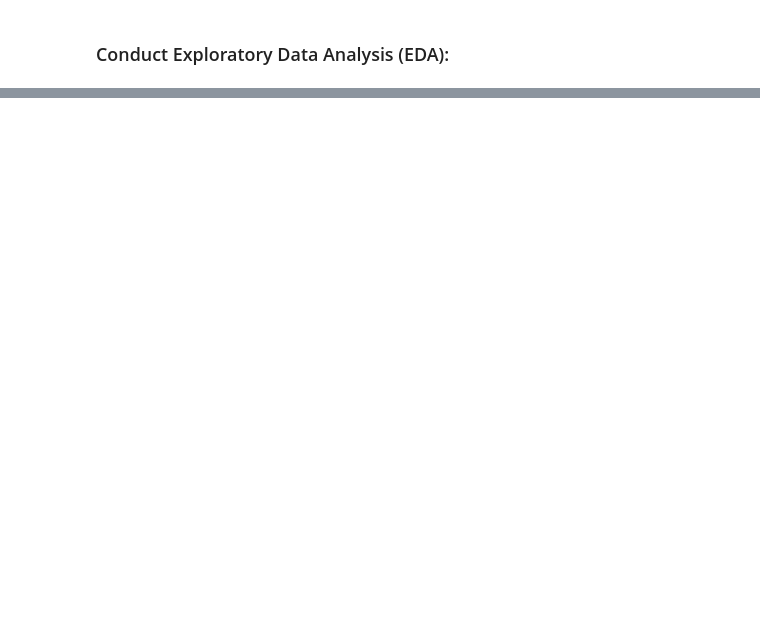
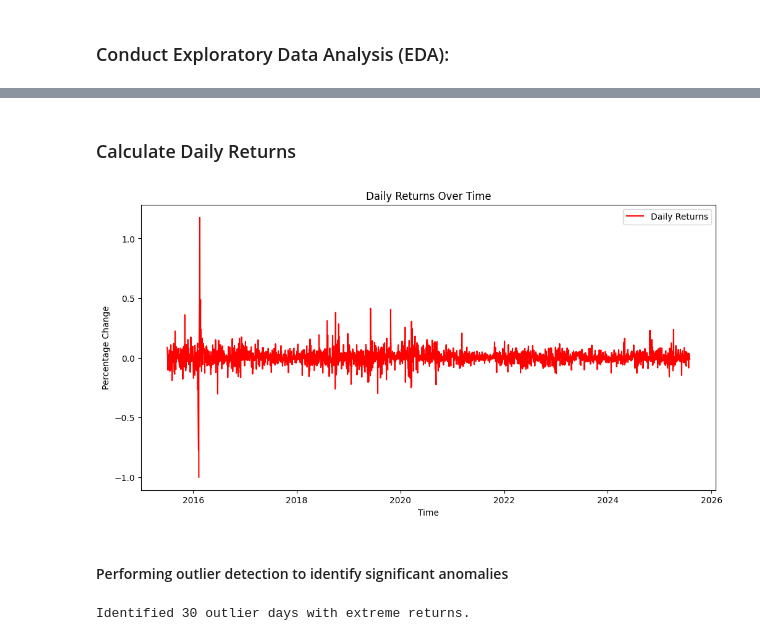
Before and after one commit to mubarek4566/Time-Series-Forecasting-Portfolio-Optimization, a Jupyter notebook: notebooks/main.ipynb, the cells around one changed output, grey strips where cells are left out. Cells and saved outputs as stored; diff of their text form; code cells hidden in the pictures; blank space fills up the shorter version.

```diff
--- a/notebooks/main.ipynb
+++ b/notebooks/main.ipynb
@@ -181,0 +200,12 @@ ts_analysis.plot_closing_price()
+# %% [markdown]
+### Calculate Daily Returns
+# %%
+ts_analysis.calculate_daily_returns()
+# %% [output]
+[figure, added]
+# %% [markdown]
+####  Performing outlier detection to identify significant anomalies
+# %%
+outliers = ts_analysis.detect_outliers()
+# %% [output]
+Identified 30 outlier days with extreme returns.
```
Also changed, not shown: parts of 16 cells of this notebook, 1 other file.
